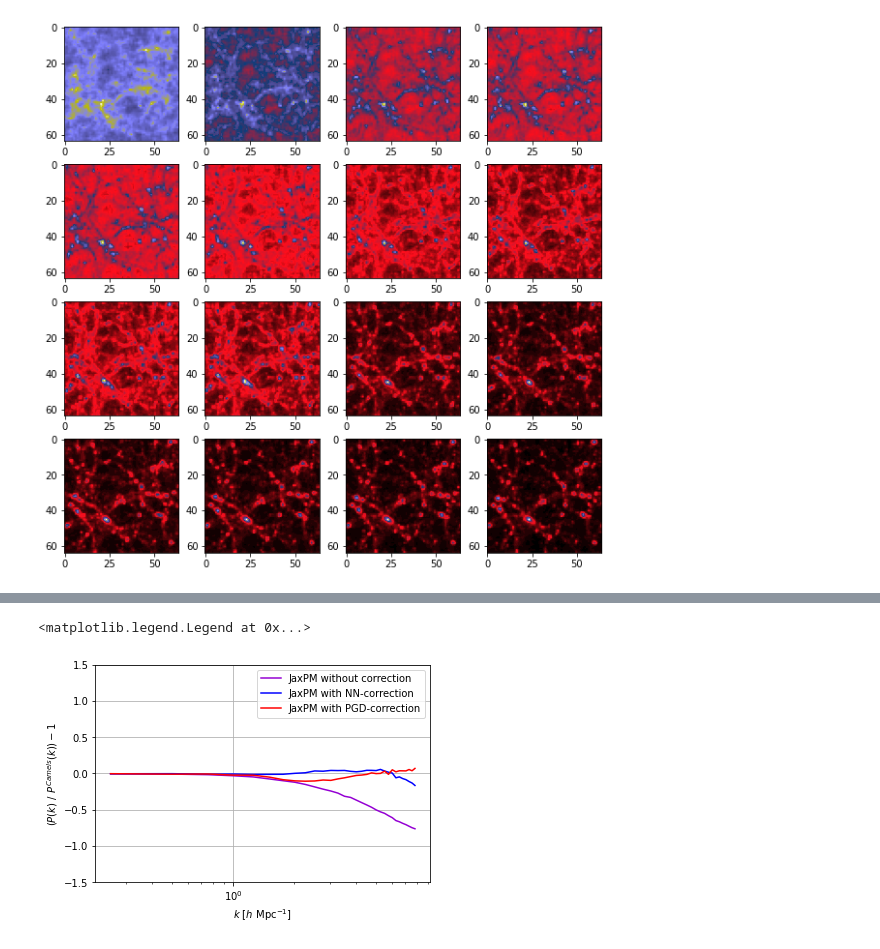
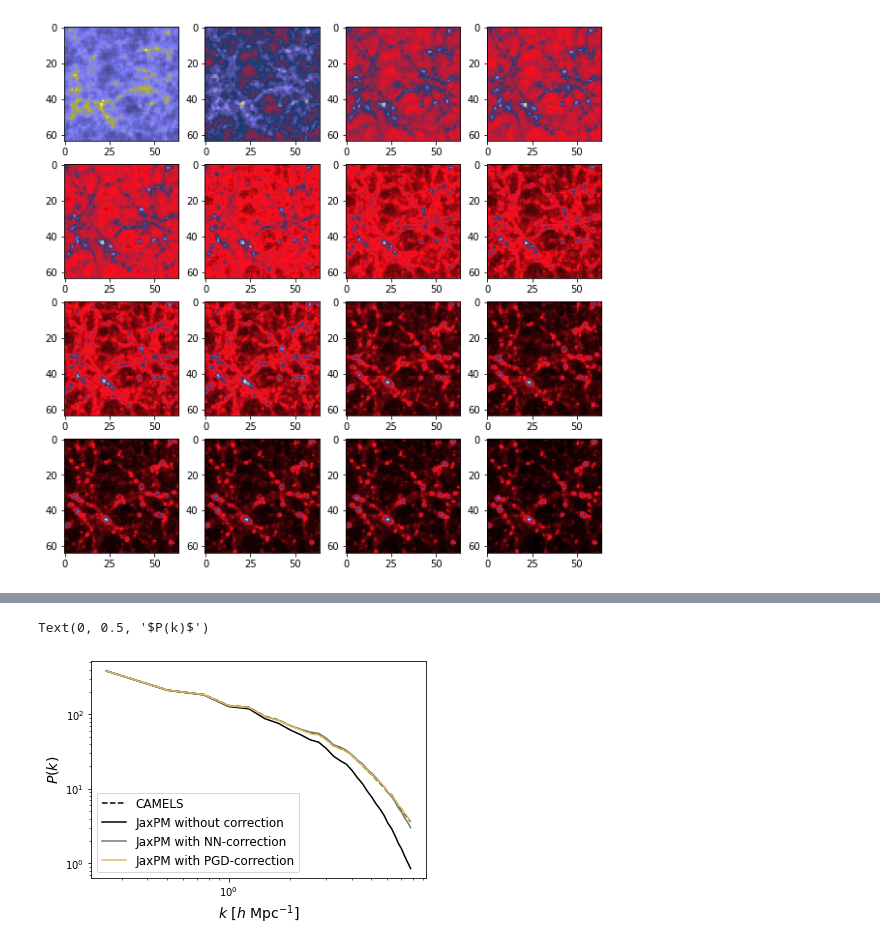
Before and after one commit to DifferentiableUniverseInitiative/jaxpm-paper, a Jupyter notebook: notebooks/NNvsPGD.ipynb, the cells around one changed output, grey strips where cells are left out. Saved outputs shown, nothing was run; the diff lists cells and outputs as text; code cells hidden in the pictures.

```diff
--- a/notebooks/NNvsPGD.ipynb
+++ b/notebooks/NNvsPGD.ipynb
@@ -165,7 +177,7 @@ k, pk_c = power_spectrum(
       kmin=np.pi / 25.,
       dk=2 * np.pi / 25.)
 # %%
-params_pgd = pickle.load( open( "camels_25_64_pkloss_PGD.params", "rb" ) )
+params_pgd = pickle.load( open( "camels_25_64_pkloss_PGD_new.params", "rb" ) )
 # %%
 def PGD_kernel(kvec, kl, ks):
 
@@ -179,7 +191,7 @@ def PGD_kernel(kvec, kl, ks):
   v *= imask
   return v
 
-def pgd_correction(pos, cosmo, params):
+def pgd_correction(pos, params):
     """
     state is a tuple (position, velocities)
     """
@@ -196,14 +208,13 @@ def pgd_correction(pos, cosmo, params):
 
     forces_pgd= jnp.stack([cic_read(jnp.fft.irfftn(gradient_kernel(kvec, i)*pot_k_pgd), pos)
                       for i in range(3)],axis=-1)
-    forces_pgd = forces_pgd * 1.5 * cosmo.Omega_m
 
     dpos_pgd = forces_pgd*alpha
 
     return dpos_pgd
 # %%
 k, pk_pgd = power_spectrum(
-      (cic_paint(jnp.zeros(mesh_shape), resi[0][-1]+pgd_correction(resi[0][-1], cosmo,params_pgd))),
+      (cic_paint(jnp.zeros(mesh_shape), resi[0][-1]+pgd_correction(resi[0][-1],params_pgd))),
       boxsize=np.array([25.] * 3),
       kmin=np.pi / 25.,
       dk=2 * np.pi / 25.)
@@ -225,14 +220,0 @@ Text(0, 0.5, '$P(k)$')
-# %%
-semilogx(k, (pk_i/pk_ref)-1,label='JaxPM without correction',color='darkviolet')
-semilogx(k, (pk_c/pk_ref)-1,label='JaxPM with NN-correction',color='blue')
-semilogx(k, (pk_pgd/pk_ref)-1,label='JaxPM with PGD-correction',color='red')
-plt.xlabel(r"$k$ [$h \ \mathrm{Mpc}^{-1}$]")
-plt.ylabel(r"$ (P(k) \ / \ P^{Camels}(k))-1$")
-plt.grid(True)
-plt.ylim(-1.5,1.5)
-legend()
-
-#plt.savefig('../figures/camels_residuals.pdf')
-# %% [output]
-<matplotlib.legend.Legend at 0x...>
-[figure, removed]
@@ -238,0 +230,16 @@ legend()
+# %%
+col = cmr.eclipse([0.,0,0.55,0.85])
+
+loglog(k, pk_ref,'--',  label='CAMELS',color=col[0])
+loglog(k, pk_i,label='JaxPM without correction',color=col[1])
+loglog(k, pk_c,  label='JaxPM with NN-correction',color=col[2])
+loglog(k, pk_pgd,  label='JaxPM with PGD-correction',color=col[3])
+legend(fontsize='large')
+plt.xlabel(r"$k$ [$h \ \mathrm{Mpc}^{-1}$]",fontsize=14)
+plt.ylabel(r"$P(k)$", fontsize=14)
+
+
+#plt.savefig('../figures/camels_comparison.pdf')
+# %% [output]
+Text(0, 0.5, '$P(k)$')
+[figure, added]
```
Also changed, not shown: parts of 7 cells of this notebook, 1 other file.
